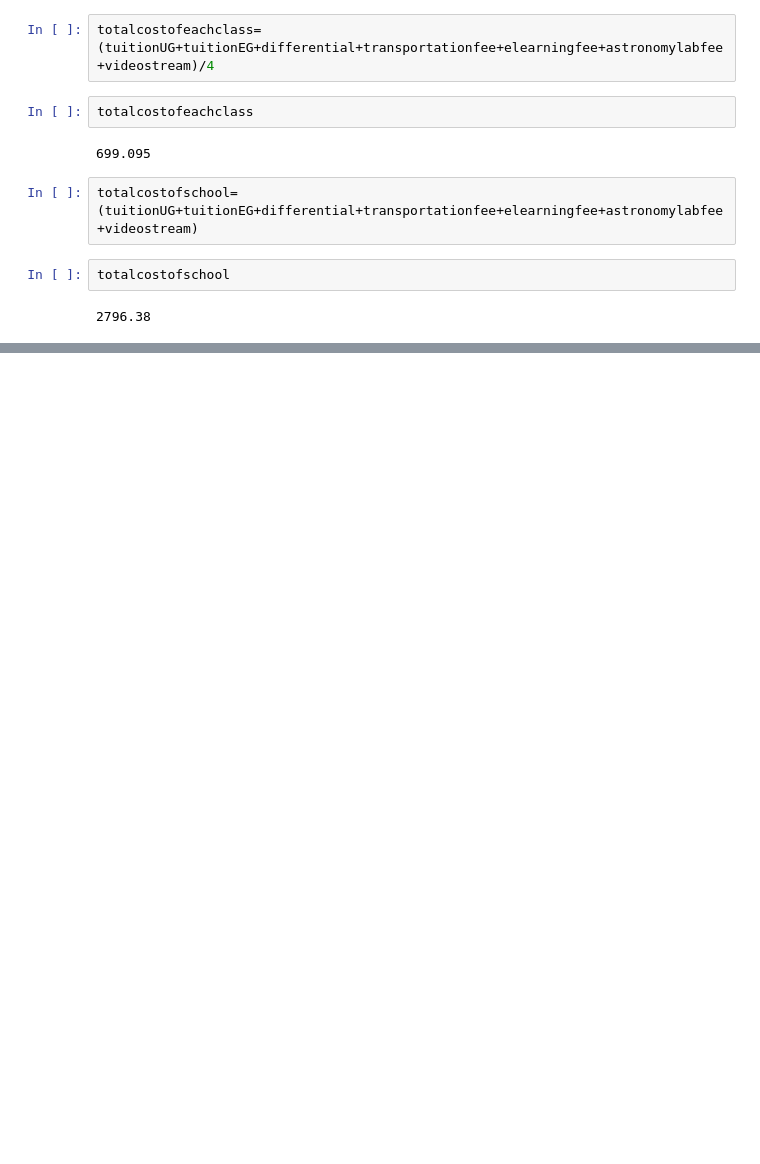
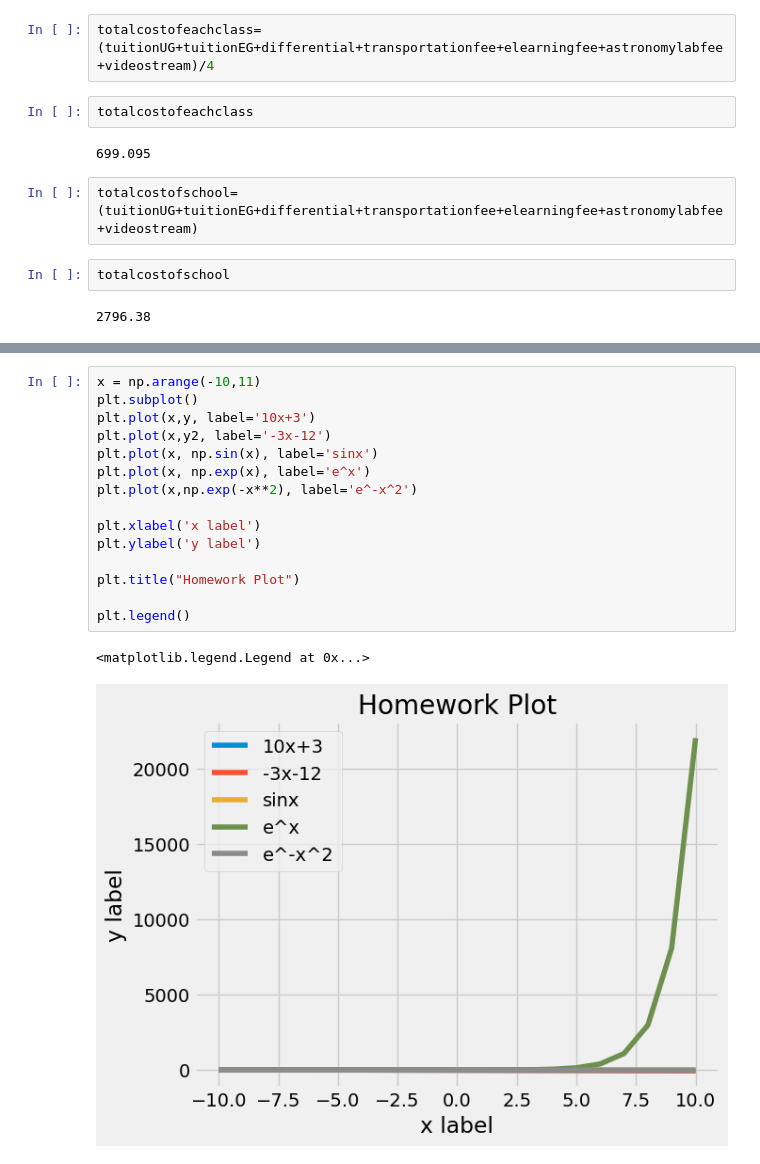
Before and after one commit to robinsonm2021/Data_science, a Jupyter notebook: lab_1_Robinson.ipynb, the cells around one changed output, grey strips where cells are left out. Cells and saved outputs as stored; diff of their text form; blank space fills up the shorter version.

```diff
--- a/lab_1_Robinson.ipynb
+++ b/lab_1_Robinson.ipynb
@@ -348,0 +445,18 @@ plt.show()
+# %%
+x = np.arange(-10,11)
+plt.subplot()
+plt.plot(x,y, label='10x+3')
+plt.plot(x,y2, label='-3x-12')
+plt.plot(x, np.sin(x), label='sinx')
+plt.plot(x, np.exp(x), label='e^x')
+plt.plot(x,np.exp(-x**2), label='e^-x^2')
+
+plt.xlabel('x label')
+plt.ylabel('y label')
+
+plt.title("Homework Plot")
+
+plt.legend()
+# %% [output]
+<matplotlib.legend.Legend at 0x...>
+[figure, added]
```
Also changed, not shown: parts of 24 cells of this notebook.
